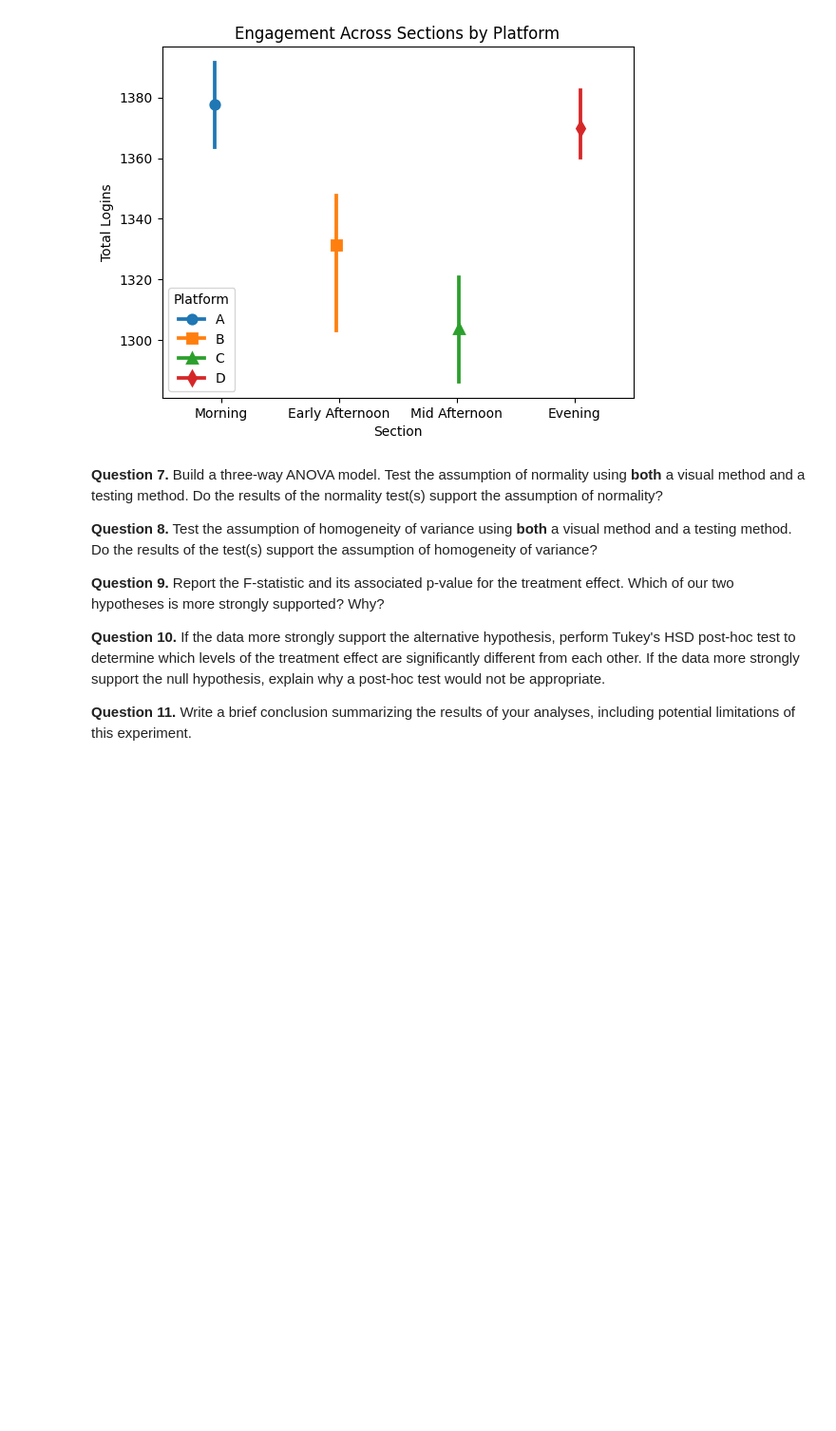
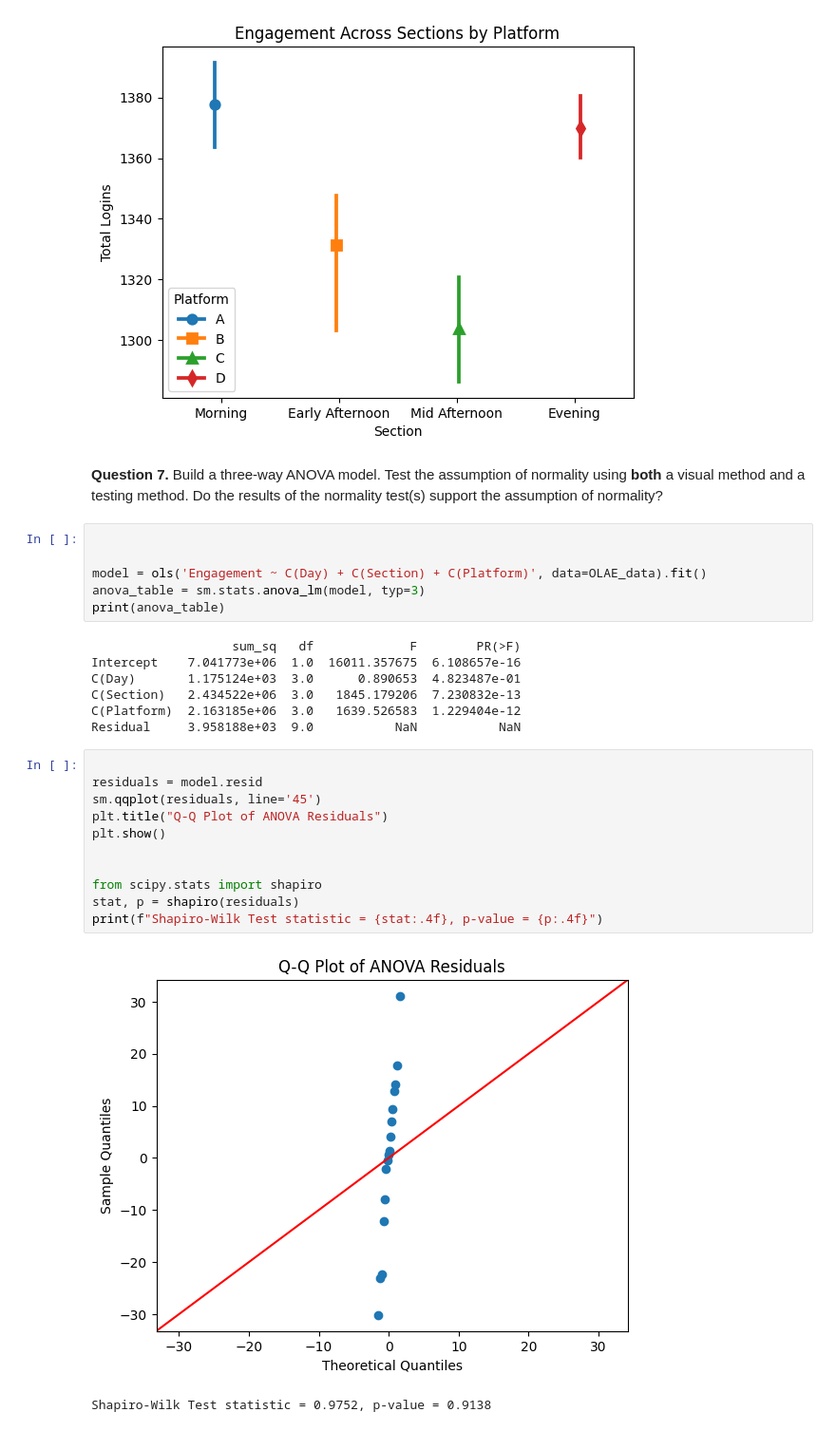
Before and after one commit to shahrukh-malikk/STAT-7220-Applied-Experimental-Design, a Jupyter notebook: Assignments/HW2/HW-2.ipynb, the cells around one changed output. Shown: that part at 95% size. Cells and saved outputs as stored; diff of their text form; blank space fills up the shorter version.

```diff
--- a/Assignments/HW2/HW-2.ipynb
+++ b/Assignments/HW2/HW-2.ipynb
@@ -447,14 +428,31 @@ plt.show()
 # %% [output]
 [figure]
 # %% [markdown]
-
-
 **Question 7.** Build a three-way ANOVA model. Test the assumption of normality using **both** a visual method and a testing method. Do the results of the normality test(s) support the assumption of normality?
-
-**Question 8.** Test the assumption of homogeneity of variance using **both** a visual method and a testing method. Do the results of the test(s) support the assumption of homogeneity of variance?
-
-**Question 9.** Report the F-statistic and its associated p-value for the treatment effect. Which of our two hypotheses is more strongly supported? Why?
-
-**Question 10.** If the data more strongly support the alternative hypothesis, perform Tukey's HSD post-hoc test to determine which levels of the treatment effect are significantly different from each other. If the data more strongly support the null hypothesis, explain why a post-hoc test would not be appropriate.
-
-**Question 11.** Write a brief conclusion summarizing the results of your analyses, including potential limitations of this experiment.
+# %%
+
+
+model = ols('Engagement ~ C(Day) + C(Section) + C(Platform)', data=OLAE_data).fit()
+anova_table = sm.stats.anova_lm(model, typ=3)
+print(anova_table)
+# %% [output]
+                   sum_sq   df             F        PR(>F)
+Intercept    7.041773e+06  1.0  16011.357675  6.108657e-16
+C(Day)       1.175124e+03  3.0      0.890653  4.823487e-01
+C(Section)   2.434522e+06  3.0   1845.179206  7.230832e-13
+C(Platform)  2.163185e+06  3.0   1639.526583  1.229404e-12
+Residual     3.958188e+03  9.0           NaN           NaN
+# %%
+
+residuals = model.resid
+sm.qqplot(residuals, line='45')
+plt.title("Q-Q Plot of ANOVA Residuals")
+plt.show()
+
+
+from scipy.stats import shapiro
+stat, p = shapiro(residuals)
+print(f"Shapiro-Wilk Test statistic = {stat:.4f}, p-value = {p:.4f}")
+# %% [output]
+[figure, added]
+Shapiro-Wilk Test statistic = 0.9752, p-value = 0.9138
```
Also changed, not shown: parts of 15 cells of this notebook.
